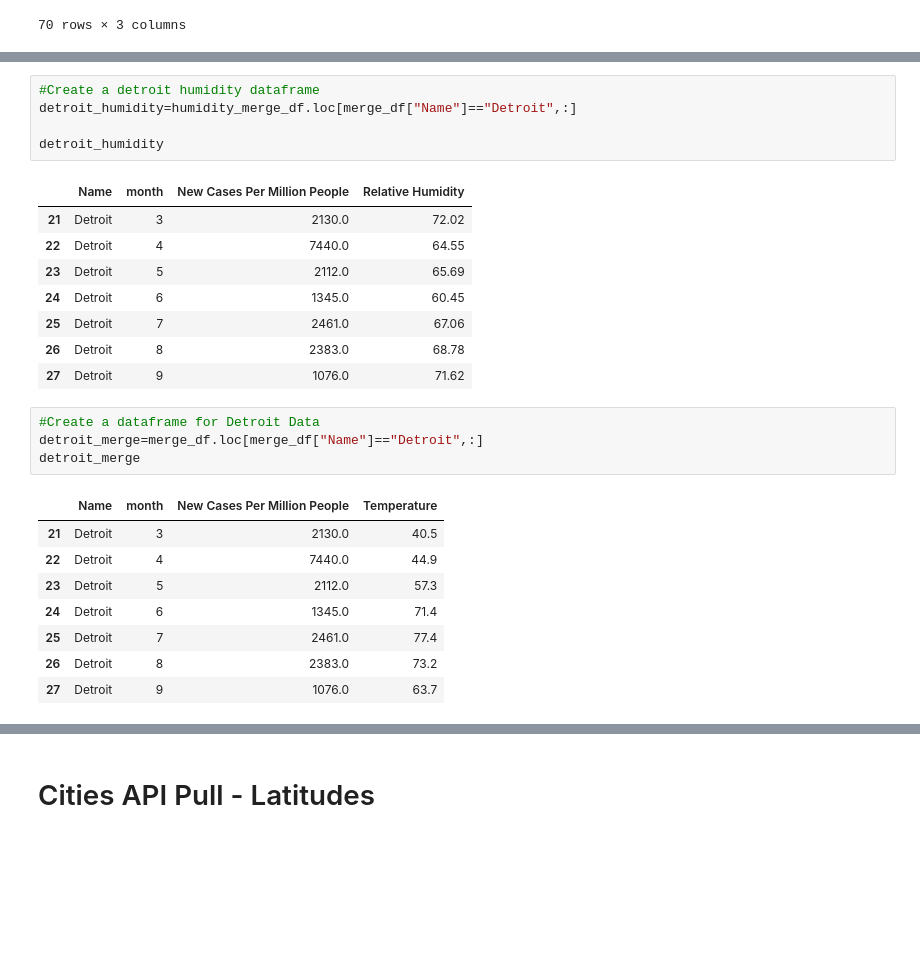
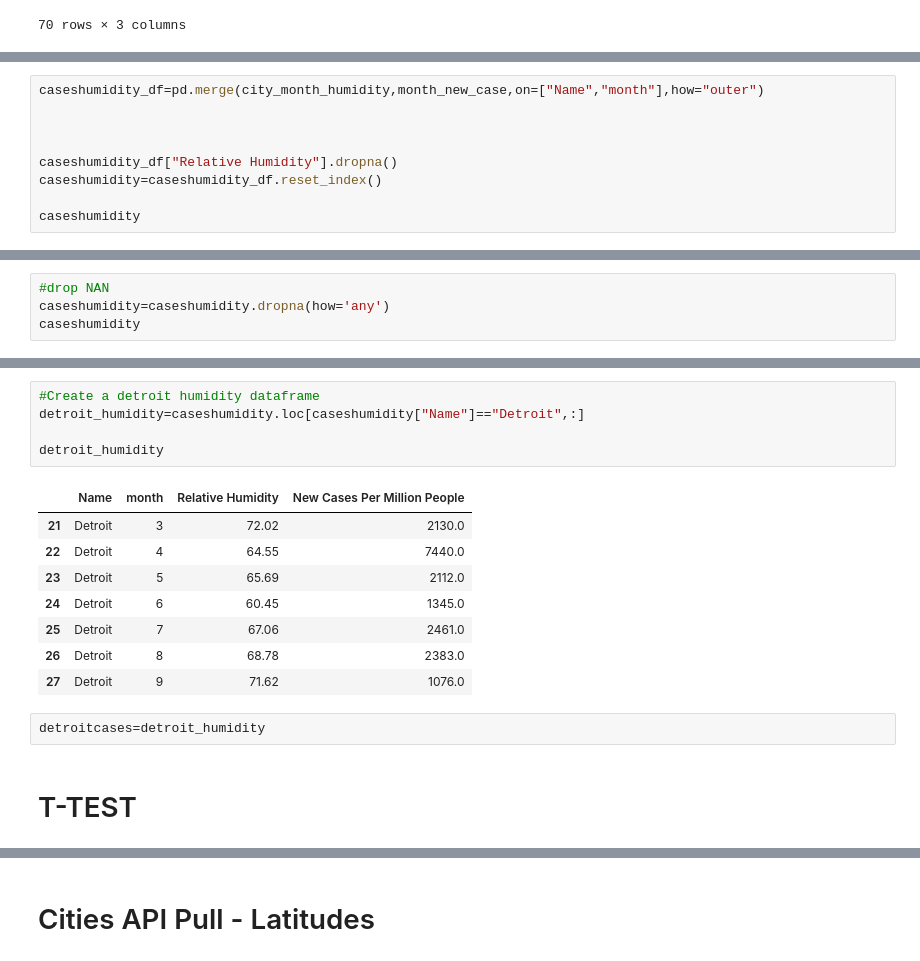
Before and after one commit to jessfett/MSU-Project1, a Jupyter notebook: COVIDWeatherProject.ipynb, the cells around one changed output, grey strips where cells are left out. Drawn from its saved outputs; the diff is of its cells as text; blank space fills up the shorter version.

```diff
--- a/ProjectSolutionMerged_new.ipynb
+++ b/COVIDWeatherProject.ipynb
@@ -464,0 +463,9 @@ humidity_merge_df
+# %%
+caseshumidity_df=pd.merge(city_month_humidity,month_new_case,on=["Name","month"],how="outer")
+
+
+
+caseshumidity_df["Relative Humidity"].dropna()
+caseshumidity=caseshumidity_df.reset_index()
+
+caseshumidity
@@ -464,0 +486,4 @@ humidity_merge_df
+# %%
+#drop NAN
+caseshumidity=caseshumidity.dropna(how='any')
+caseshumidity
@@ -465,27 +508,18 @@ humidity_merge_df
 # %%
 #Create a detroit humidity dataframe
-detroit_humidity=humidity_merge_df.loc[merge_df["Name"]=="Detroit",:]
+detroit_humidity=caseshumidity.loc[caseshumidity["Name"]=="Detroit",:]
 
 detroit_humidity
 # %% [output]
-|  | Name | month | New Cases Per Million People | Relative Humidity |
-| 21 | Detroit | 3 | 2130.0 | 72.02 |
-| 22 | Detroit | 4 | 7440.0 | 64.55 |
-| 23 | Detroit | 5 | 2112.0 | 65.69 |
-| 24 | Detroit | 6 | 1345.0 | 60.45 |
-| 25 | Detroit | 7 | 2461.0 | 67.06 |
-| 26 | Detroit | 8 | 2383.0 | 68.78 |
-| 27 | Detroit | 9 | 1076.0 | 71.62 |
+|  | Name | month | Relative Humidity | New Cases Per Million People |
+| 21 | Detroit | 3 | 72.02 | 2130.0 |
+| 22 | Detroit | 4 | 64.55 | 7440.0 |
+| 23 | Detroit | 5 | 65.69 | 2112.0 |
+| 24 | Detroit | 6 | 60.45 | 1345.0 |
+| 25 | Detroit | 7 | 67.06 | 2461.0 |
+| 26 | Detroit | 8 | 68.78 | 2383.0 |
+| 27 | Detroit | 9 | 71.62 | 1076.0 |
-# %%
-#Create a dataframe for Detroit Data
-detroit_merge=merge_df.loc[merge_df["Name"]=="Detroit",:]
-detroit_merge
-# %% [output]
-|  | Name | month | New Cases Per Million People | Temperature |
-| 21 | Detroit | 3 | 2130.0 | 40.5 |
-| 22 | Detroit | 4 | 7440.0 | 44.9 |
-| 23 | Detroit | 5 | 2112.0 | 57.3 |
-| 24 | Detroit | 6 | 1345.0 | 71.4 |
-| 25 | Detroit | 7 | 2461.0 | 77.4 |
-| 26 | Detroit | 8 | 2383.0 | 73.2 |
-| 27 | Detroit | 9 | 1076.0 | 63.7 |
+# %%
+detroitcases=detroit_humidity
+# %% [markdown]
+# T-TEST
```
Also changed, not shown: parts of 37 cells of this notebook, 26 other files.
